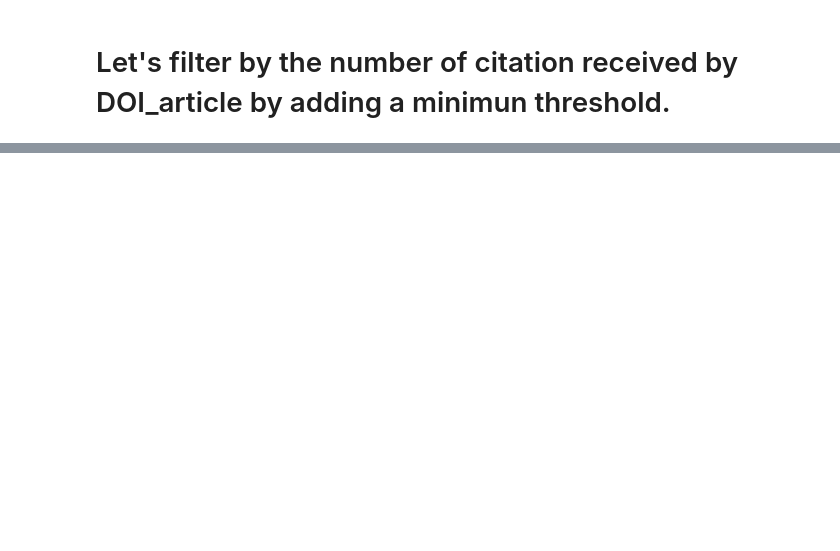
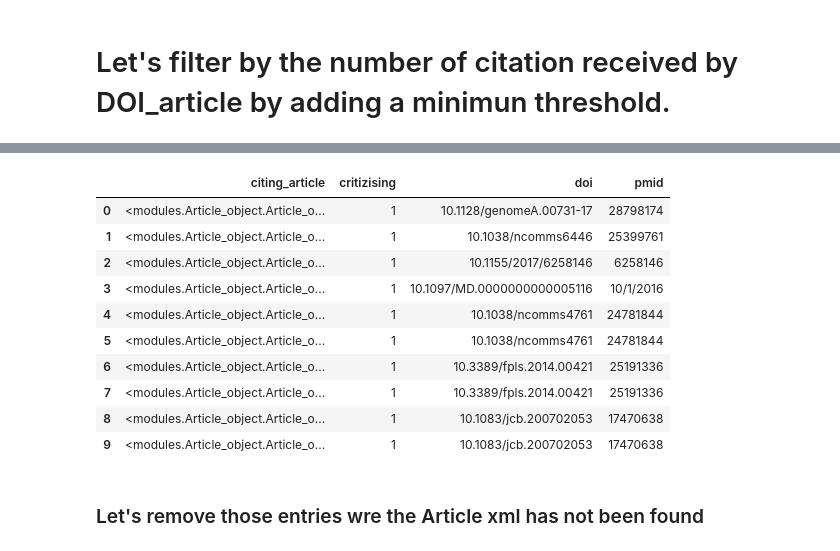
Before and after one commit to dciudadr/eLife_retractions, a Jupyter notebook: retractionwatch.ipynb, the cells around one changed output, grey strips where cells are left out. Saved outputs shown, nothing was run; the diff lists cells and outputs as text; code cells hidden in the pictures; blank space fills up the shorter version.

```diff
--- a/retractionwatch.ipynb
+++ b/retractionwatch.ipynb
@@ -794,0 +936,18 @@ df_500_4.info()
+# %%
+
+df_Articles_criticising= pd.DataFrame(list_Articles_criticising)
+df_Articles_criticising
+# %% [output]
+|  | citing_article | critizising | doi | pmid |
+| 0 | <modules.Article_object.Article_o... | 1 | 10.1128/genomeA.00731-17 | 28798174 |
+| 1 | <modules.Article_object.Article_o... | 1 | 10.1038/ncomms6446 | 25399761 |
+| 2 | <modules.Article_object.Article_o... | 1 | 10.1155/2017/6258146 | 6258146 |
+| 3 | <modules.Article_object.Article_o... | 1 | 10.1097/MD.0000000000005116 | 10/1/2016 |
+| 4 | <modules.Article_object.Article_o... | 1 | 10.1038/ncomms4761 | 24781844 |
+| 5 | <modules.Article_object.Article_o... | 1 | 10.1038/ncomms4761 | 24781844 |
+| 6 | <modules.Article_object.Article_o... | 1 | 10.3389/fpls.2014.00421 | 25191336 |
+| 7 | <modules.Article_object.Article_o... | 1 | 10.3389/fpls.2014.00421 | 25191336 |
+| 8 | <modules.Article_object.Article_o... | 1 | 10.1083/jcb.200702053 | 17470638 |
+| 9 | <modules.Article_object.Article_o... | 1 | 10.1083/jcb.200702053 | 17470638 |
+# %% [markdown]
+### Let's remove those entries wre the Article xml has not been found
```
Also changed, not shown: parts of 170 cells of this notebook, 5 other files.
